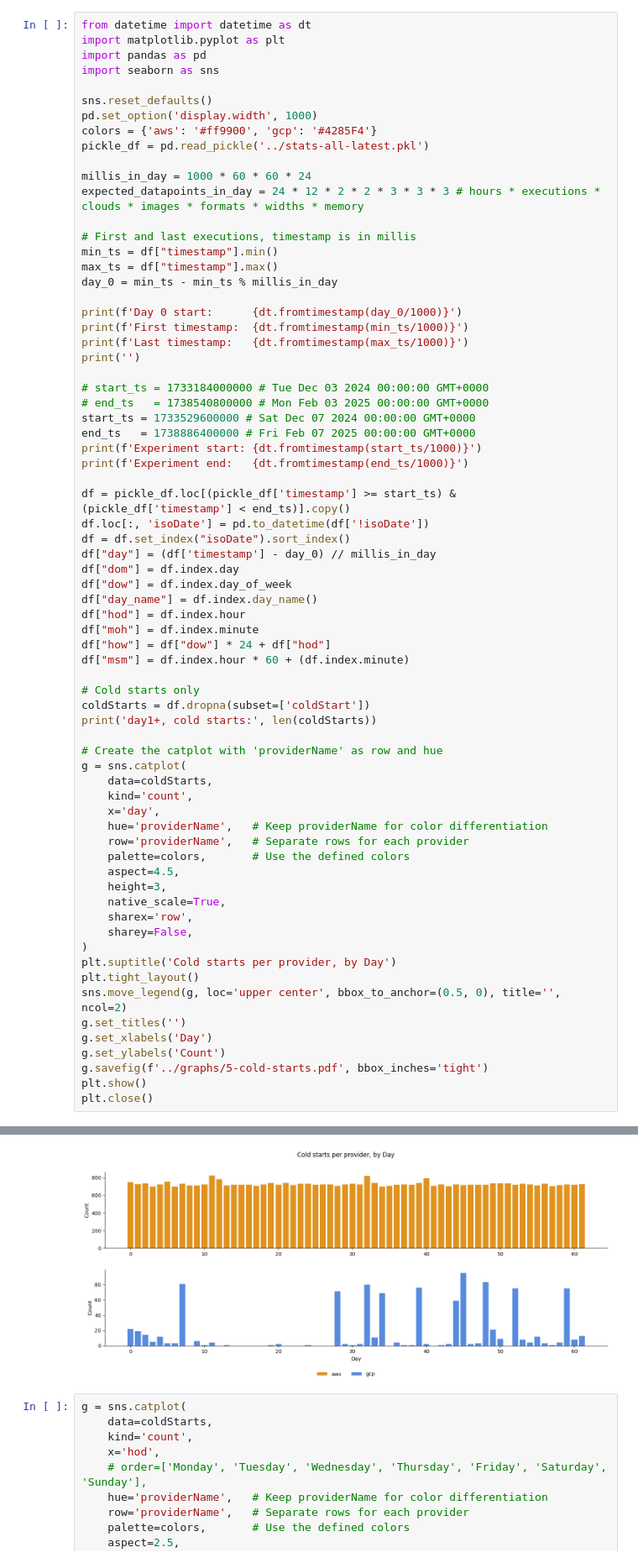
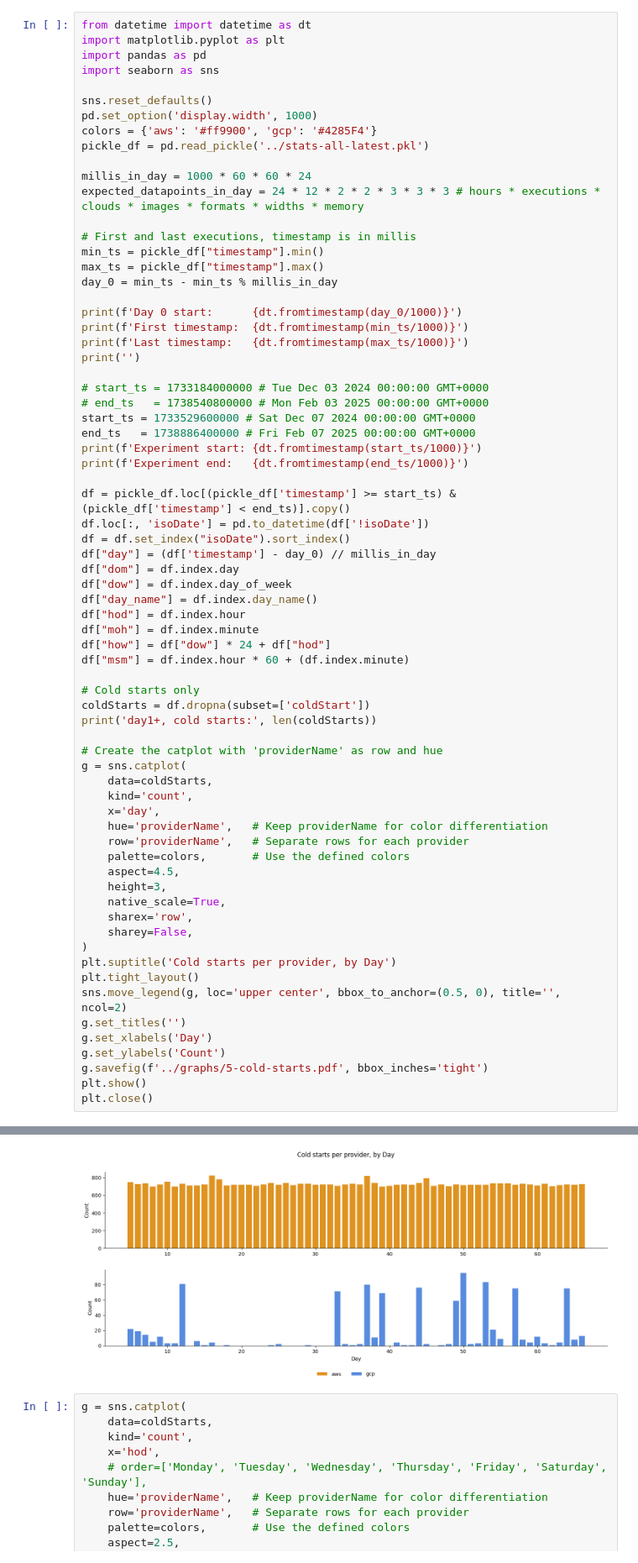
Before and after one commit to piotrekwitkowski/practical-faas-image-optimization-bench, a Jupyter notebook: results-analysis/notebooks/5-cold-starts.ipynb, the cells around one changed output, grey strips where cells are left out. Shown at 84% size. Saved outputs shown, nothing was run; the diff lists cells and outputs as text.

```diff
--- a/results-analysis/notebooks/5-cold-starts.ipynb
+++ b/results-analysis/notebooks/5-cold-starts.ipynb
@@ -13,8 +13,8 @@ millis_in_day = 1000 * 60 * 60 * 24
 expected_datapoints_in_day = 24 * 12 * 2 * 2 * 3 * 3 * 3 # hours * executions * clouds * images * formats * widths * memory
 
 # First and last executions, timestamp is in millis
-min_ts = df["timestamp"].min()
-max_ts = df["timestamp"].max()
+min_ts = pickle_df["timestamp"].min()
+max_ts = pickle_df["timestamp"].max()
 day_0 = min_ts - min_ts % millis_in_day
 
 print(f'Day 0 start:      {dt.fromtimestamp(day_0/1000)}')
@@ -75,8 +75,8 @@ Last timestamp:   2025-02-06 23:58:42.144000
 
 Experiment start: 2024-12-07 00:00:00
 Experiment end:   2025-02-07 00:00:00
 day1+, cold starts: 46121
-[figure, old version]
+[figure, new version]
 # %%
 g = sns.catplot(
     data=coldStarts,
```
Also changed, not shown: parts of 2 cells of this notebook, 52 other files.
